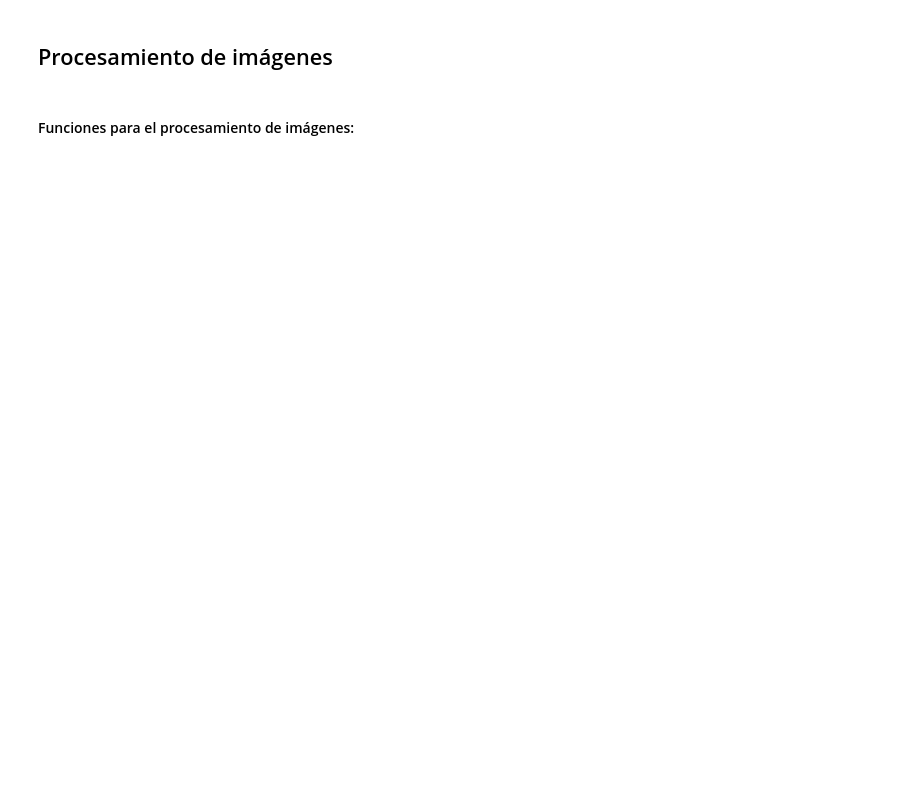
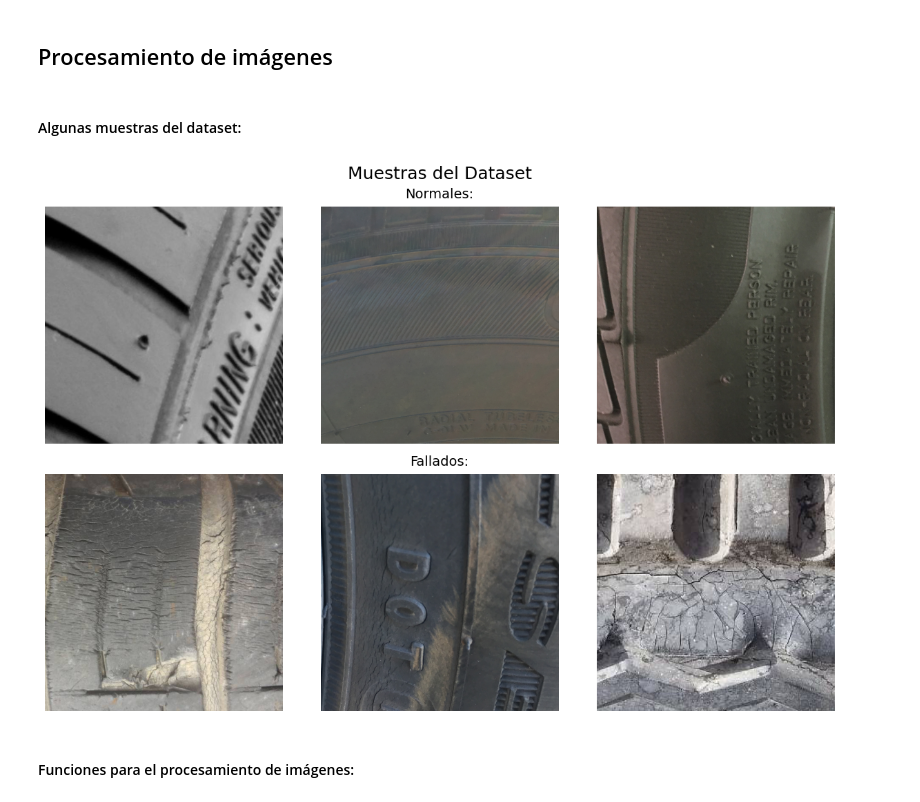
Before and after one commit to manugarciat/erv-practicas, a Jupyter notebook: tire-defect-detection/tp-final.ipynb, the cells around one changed output. Saved outputs shown, nothing was run; the diff lists cells and outputs as text; code cells hidden in the pictures; blank space fills up the shorter version.

```diff
--- a/tire-defect-detection/tp-final.ipynb
+++ b/tire-defect-detection/tp-final.ipynb
@@ -19,6 +35,33 @@ carpeta_entrenamiento_normal = Path('./training_data/normal')
 carpeta_entrenamiento_cracked = Path('./training_data/cracked')
 carpeta_test_normal = Path('./testing_data/normal')
 carpeta_test_cracked = Path('./testing_data/cracked')
+# %% [markdown]
+#### Algunas muestras del dataset:
+# %%
+lista_normales = list(carpeta_entrenamiento_normal.glob(r"*.jpg"))
+lista_falladas = list(carpeta_test_cracked.glob(r"*.jpg"))
+
+fig = plt.figure(constrained_layout=True, figsize=(12, 8))
+fig.suptitle('Muestras del Dataset', size=18)
+
+subfigs = fig.subfigures(nrows=2, ncols=1)
+
+subfigs[0].suptitle('Normales:', size=14)
+subfigs[1].suptitle('Fallados:', size=14)
+
+axs = subfigs[0].subplots(nrows=1, ncols=3)
+for ax in axs.flat:
+    imagen = np.array(Image.open(random.choice(lista_normales)))
+    ax.axis('off')
+    ax.imshow(imagen)
+
+axs = subfigs[1].subplots(nrows=1, ncols=3)
+for ax in axs.flat:
+    imagen = np.array(Image.open(random.choice(lista_falladas)))
+    ax.axis('off')
+    ax.imshow(imagen)
+# %% [output]
+[figure, added]
 # %% [markdown]
 #### Funciones para el procesamiento de imágenes:
 # %%
```
Also changed, not shown: parts of 24 cells of this notebook.
